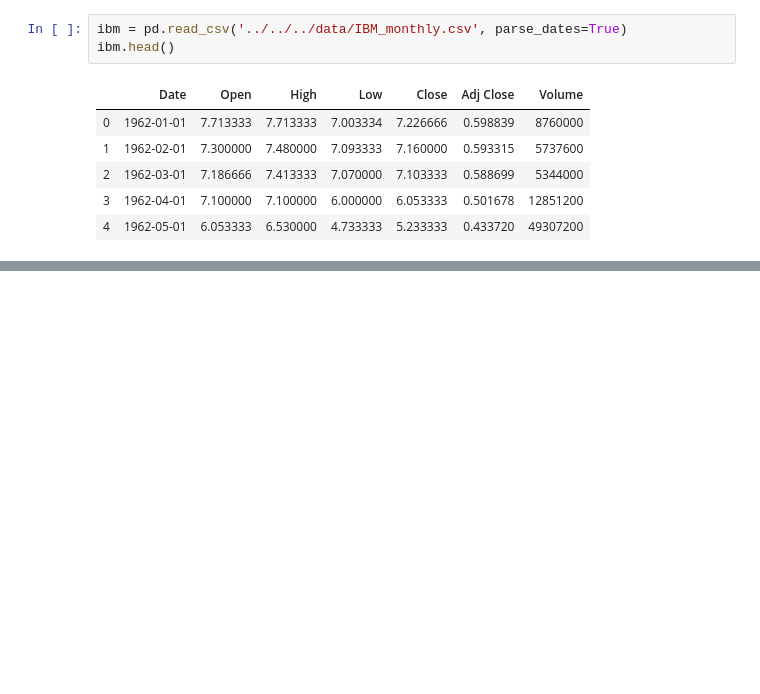
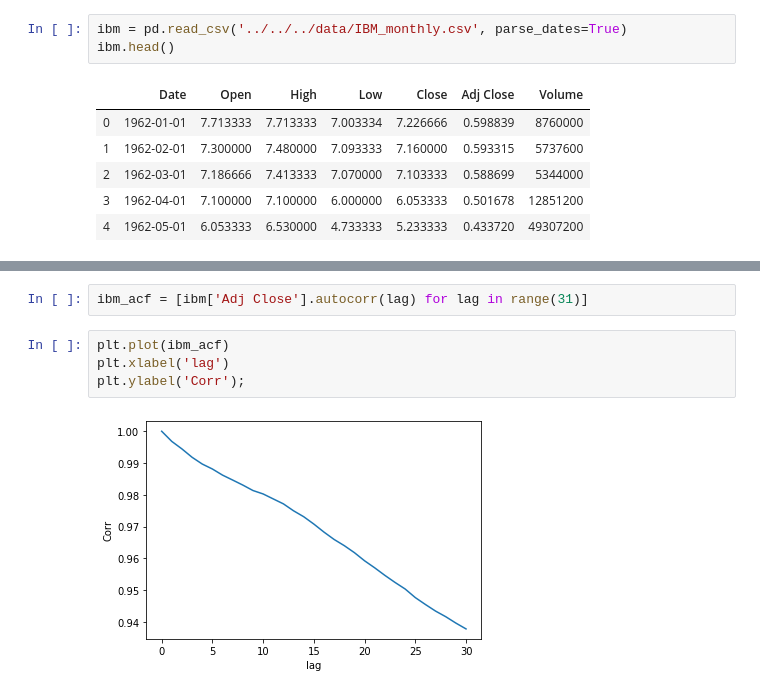
Before and after one commit to damiansp/TS, a Jupyter notebook: python/practical_TSA/01_basics/internal_structure_of_TS.py.ipynb, the cells around one changed output, grey strips where cells are left out. Drawn from its saved outputs; the diff is of its cells as text; blank space fills up the shorter version.

```diff
--- a/python/practical_TSA/01_basics/internal_structure_of_TS.py.ipynb
+++ b/python/practical_TSA/01_basics/internal_structure_of_TS.py.ipynb
@@ -160,0 +169,8 @@ ibm.head()
+# %%
+ibm_acf = [ibm['Adj Close'].autocorr(lag) for lag in range(31)]
+# %%
+plt.plot(ibm_acf)
+plt.xlabel('lag')
+plt.ylabel('Corr');
+# %% [output]
+[figure, added]
```
Also changed, not shown: parts of 4 cells of this notebook.
